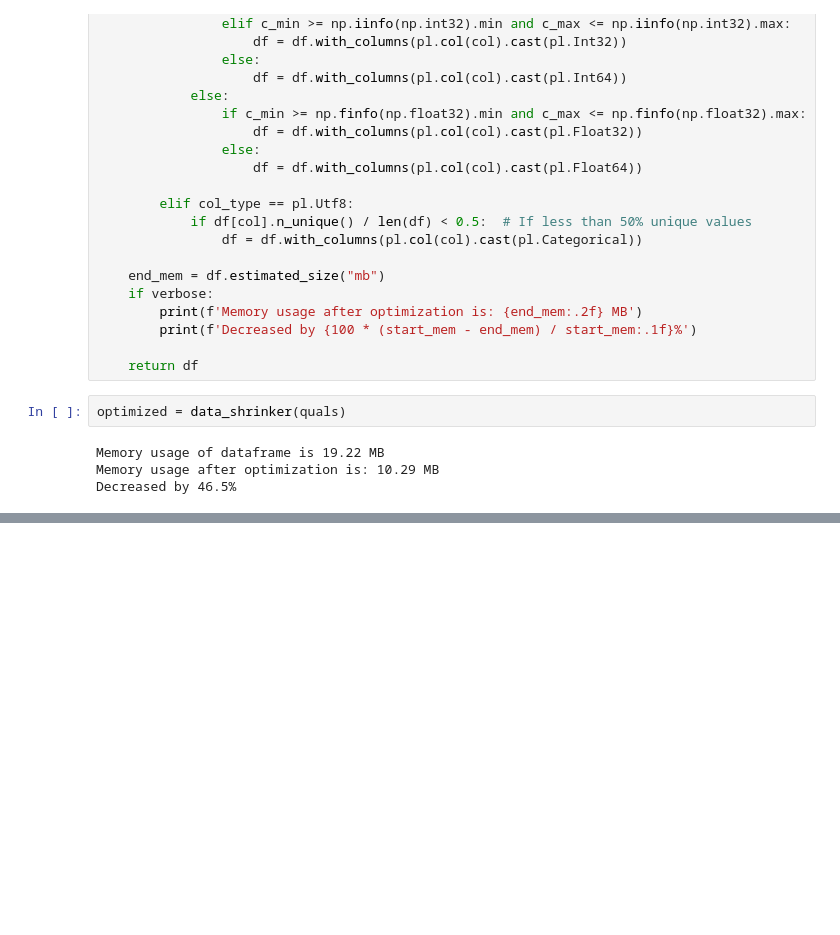
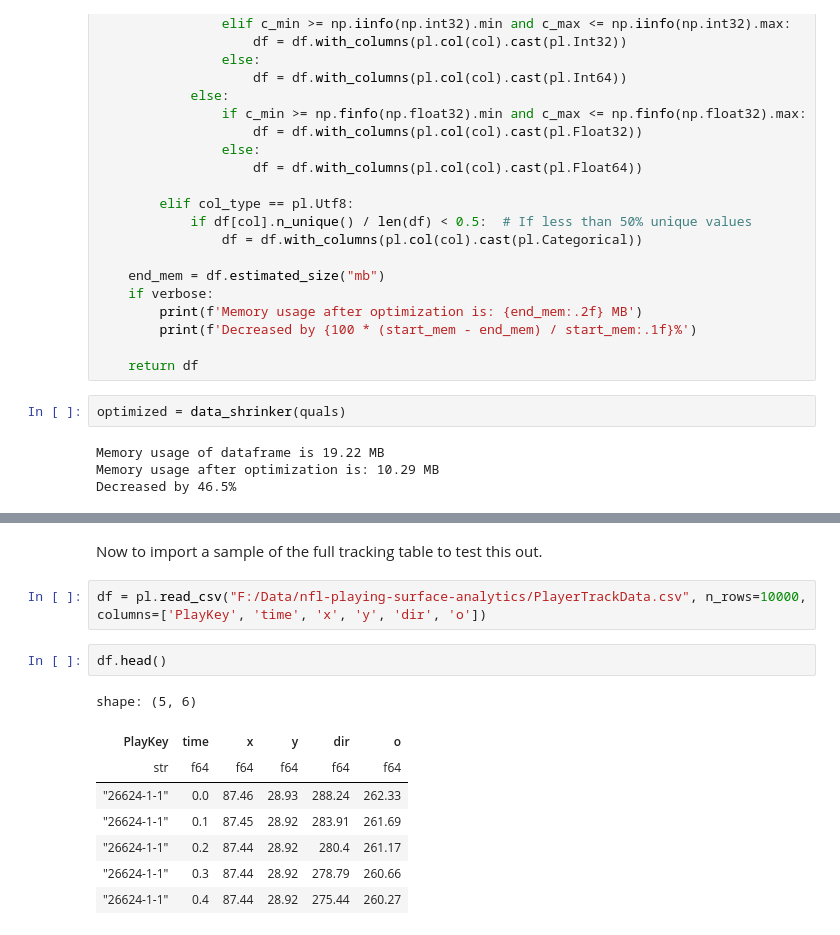
Before and after one commit to FreshOats/NFL_Data_Science, a Jupyter notebook: ETL/ETL.ipynb, the cells around one changed output, grey strips where cells are left out. Cells and saved outputs as stored; diff of their text form; blank space fills up the shorter version.

```diff
--- a/ETL/ETL.ipynb
+++ b/ETL/ETL.ipynb
@@ -745,0 +1076,15 @@ Decreased by 46.5%
+# %% [markdown]
+Now to import a sample of the full tracking table to test this out.
+# %%
+df = pl.read_csv("F:/Data/nfl-playing-surface-analytics/PlayerTrackData.csv", n_rows=10000, columns=['PlayKey', 'time', 'x', 'y', 'dir', 'o'])
+# %%
+df.head()
+# %% [output]
+shape: (5, 6)
+| PlayKey | time | x | y | dir | o |
+| str | f64 | f64 | f64 | f64 | f64 |
+| "26624-1-1" | 0.0 | 87.46 | 28.93 | 288.24 | 262.33 |
+| "26624-1-1" | 0.1 | 87.45 | 28.92 | 283.91 | 261.69 |
+| "26624-1-1" | 0.2 | 87.44 | 28.92 | 280.4 | 261.17 |
+| "26624-1-1" | 0.3 | 87.44 | 28.92 | 278.79 | 260.66 |
+| "26624-1-1" | 0.4 | 87.44 | 28.92 | 275.44 | 260.27 |
```
Also changed, not shown: parts of 32 cells of this notebook.
